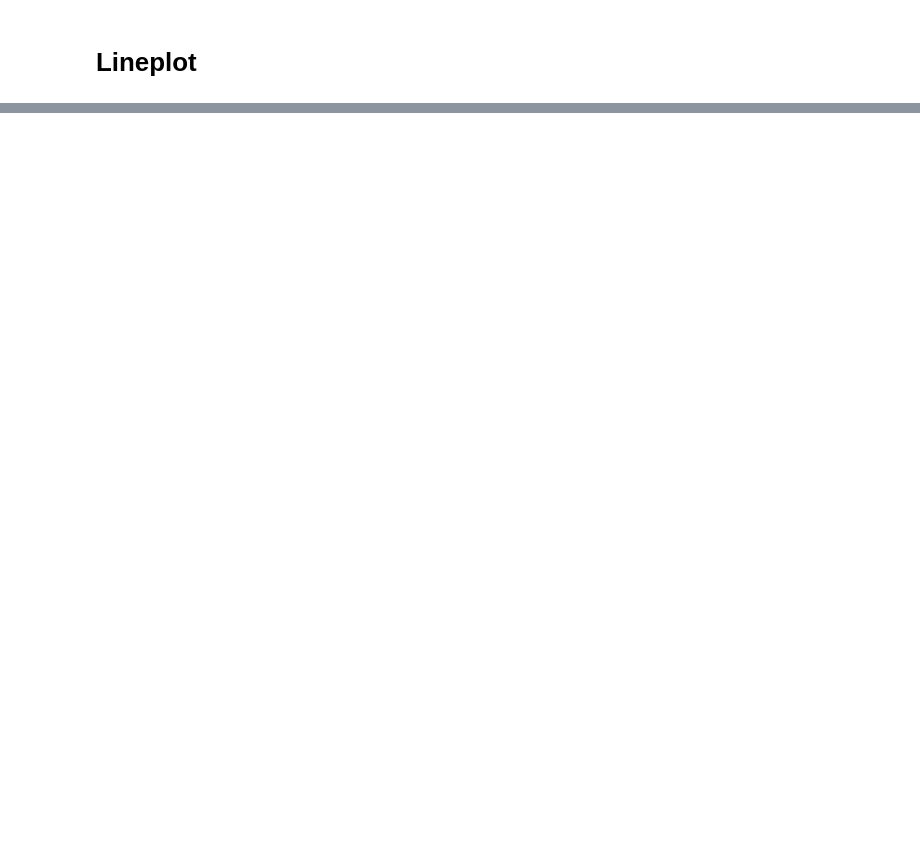
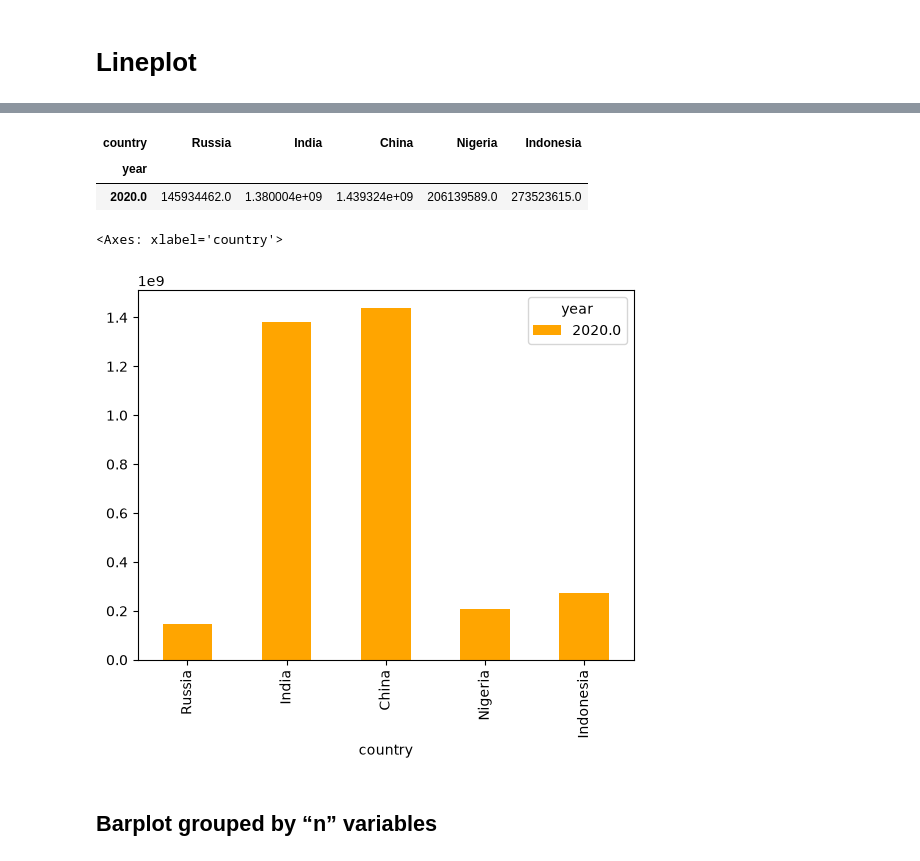
Before and after one commit to razmanov666/pandas_training, a Jupyter notebook: JN/07.Project 2 - Data Visualization/3.Save Plot and Export Pivot Table.ipynb, the cells around one changed output, grey strips where cells are left out. Drawn from its saved outputs; the diff is of its cells as text; code cells hidden in the pictures; blank space fills up the shorter version.

```diff
--- a/JN/07.Project 2 - Data Visualization/3.Save Plot and Export Pivot Table.ipynb
+++ b/JN/07.Project 2 - Data Visualization/3.Save Plot and Export Pivot Table.ipynb
@@ -29,0 +71,18 @@ df_population_raw
+# %%
+# showing new dataframe
+df_pivot_2020
+# %% [output]
+| country | Russia | India | China | Nigeria | Indonesia |
+| year |  |  |  |  |  |
+| 2020.0 | 145934462.0 | 1.380004e+09 | 1.439324e+09 | 206139589.0 | 273523615.0 |
+# %%
+# transpose dataframe from rows to columns or viceversa
+df_pivot_2020 = df_pivot_2020.T
+# %%
+# making barplot
+df_pivot_2020.plot(kind='bar', color='orange')
+# %% [output]
+<Axes: xlabel='country'>
+[figure, added]
+# %% [markdown]
+## Barplot grouped by “n” variables
```
Also changed, not shown: parts of 23 cells of this notebook, 2 other files.
